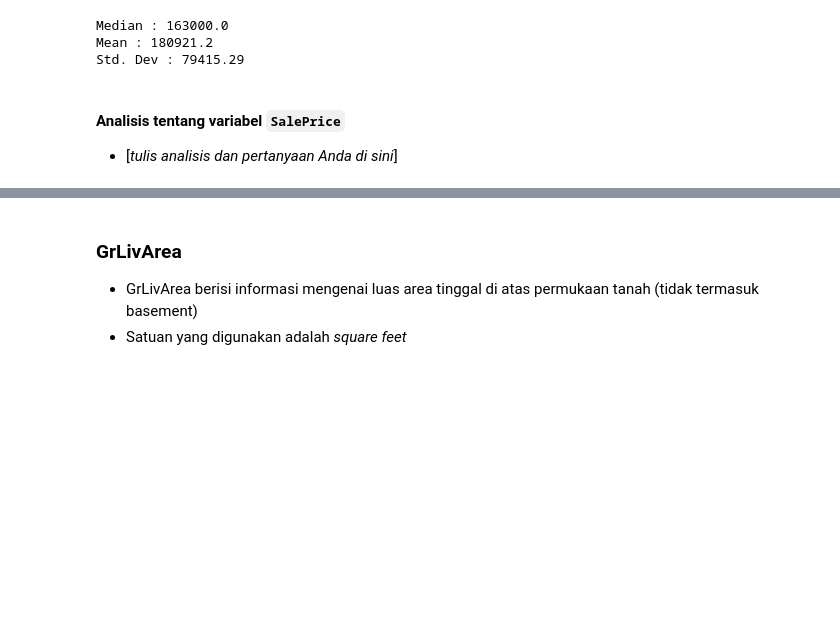
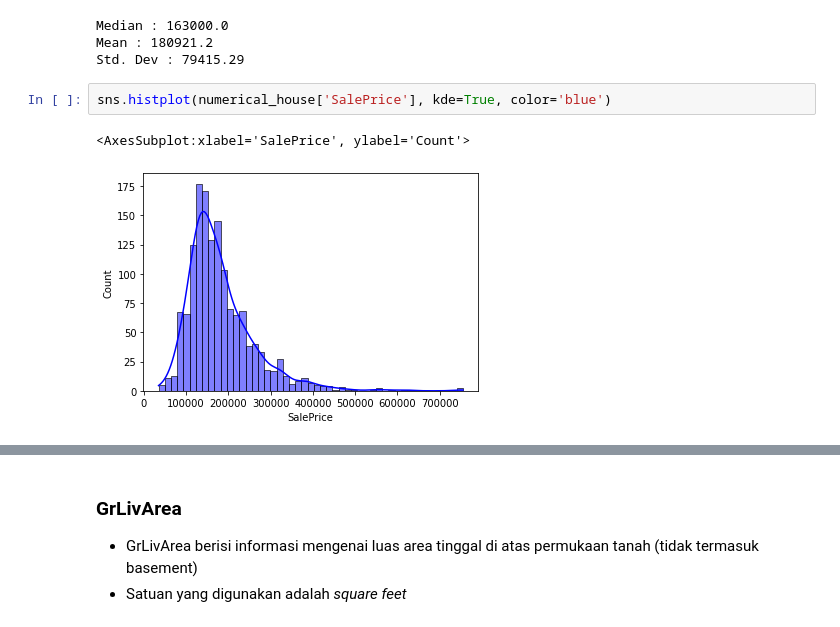
Before and after one commit to TheOX7/Final-Proyek-Data-Science-Kelas.com, a Jupyter notebook: Case Study 02/Project_Based_Learning_Case_02.ipynb, the cells around one changed output, grey strips where cells are left out. Cells and saved outputs as stored; diff of their text form; blank space fills up the shorter version.

Commit message:
Update Case 02.ipynb file
Adding insight and hypothesis for numeric features (SalePrice, GrLivArea, & PoolArea) and categoric features (Utilities, HouseStyle, & ExterQual)

```diff
--- a/Case Study 02/Project_Based_Learning_Case_02.ipynb
+++ b/Case Study 02/Project_Based_Learning_Case_02.ipynb
@@ -208,7 +212,8 @@ print(f"Std. Dev : {round(np.std(numerical_house['SalePrice']), 2)}")
 Median : 163000.0
 Mean : 180921.2
 Std. Dev : 79415.29
-# %% [markdown]
-#### **Analisis tentang variabel `SalePrice`**
-
-* [*tulis analisis dan pertanyaan Anda di sini*]
+# %%
+sns.histplot(numerical_house['SalePrice'], kde=True, color='blue')
+# %% [output]
+<AxesSubplot:xlabel='SalePrice', ylabel='Count'>
+[figure, added]
```
Also changed, not shown: parts of 18 cells of this notebook.
